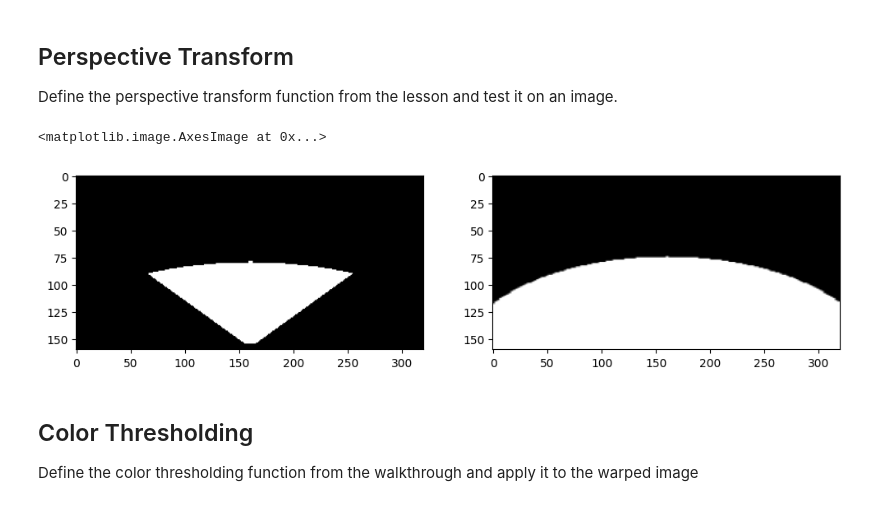
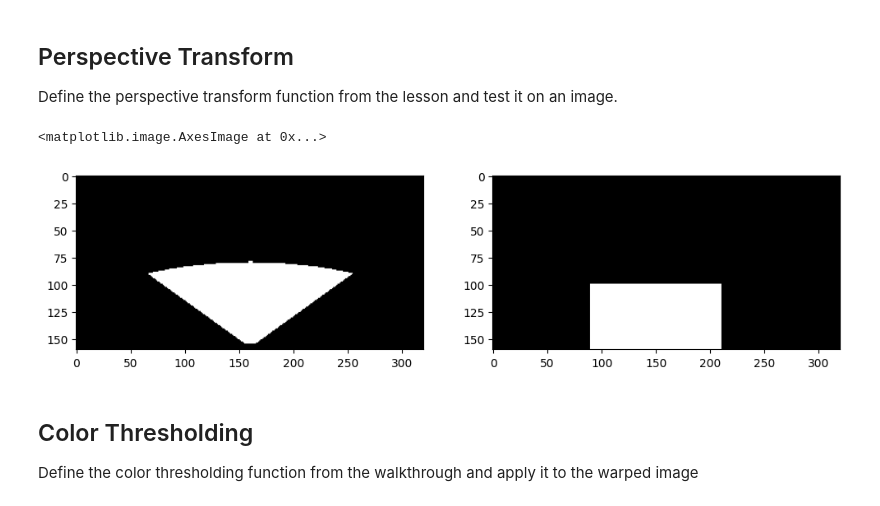
Before and after one commit to M-Abdelmegeed/Mars-Rover-Project, a Jupyter notebook: code/Rover_Project_Notebook.ipynb, the cells around one changed output. Cells and saved outputs as stored; diff of their text form; code cells hidden in the pictures.

```diff
--- a/code/Rover_Project_Notebook.ipynb
+++ b/code/Rover_Project_Notebook.ipynb
@@ -93,6 +93,10 @@ circle = np.zeros((150, 150), dtype="uint8")
 circle_mask=cv2.circle(circle, (75, 160), 90, 255, -1)
 circle_mask=cv2.resize(circle_mask,(grid_img.shape[1], grid_img.shape[0]))
 
+rec_mask = np.zeros(image.shape[:2], dtype="uint8")
+cv2.rectangle(rec_mask, (90, 160), (210, 100), 255, -1)
+rec_mask=cv2.resize(rec_mask,(grid_img.shape[1], grid_img.shape[0]))
+
 
 
 # cv2.imshow("Circle : ", circle)
@@ -104,16 +108,16 @@
                   [image.shape[1]/2 + dst_size, image.shape[0] - bottom_offset],
                   [image.shape[1]/2 + dst_size, image.shape[0] - 2*dst_size - bottom_offset],
                   [image.shape[1]/2 - dst_size, image.shape[0] - 2*dst_size - bottom_offset],
                   ])
 warped, mask, = perspect_transform(grid_img, source, destination)
 fig=plt.figure(figsize=(12,3))
 plt.subplot(121)
 plt.imshow(mask,cmap='gray')
 plt.subplot(122)
-plt.imshow(circle_mask, cmap='gray')
+plt.imshow(rec_mask, cmap='gray')
 # %% [output]
 <matplotlib.image.AxesImage at 0x...>
-[figure, old version]
+[figure, new version]
 # %% [markdown]
 ## Color Thresholding
 Define the color thresholding function from the walkthrough and apply it to the warped image
```
Also changed, not shown: parts of 1 cell of this notebook, 3 other files.
